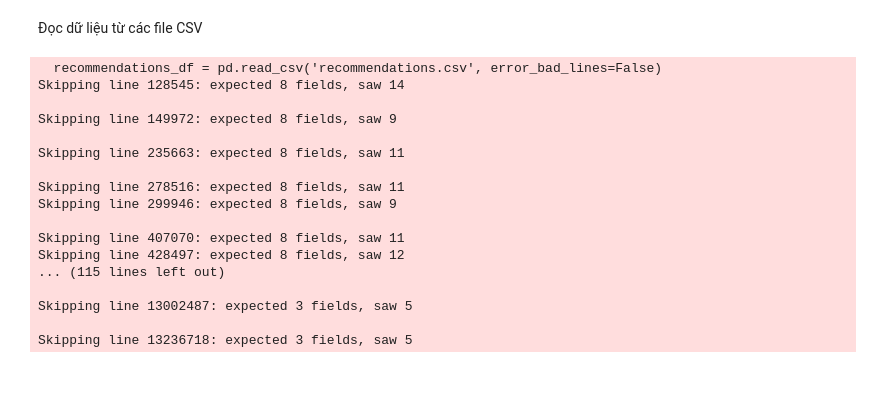
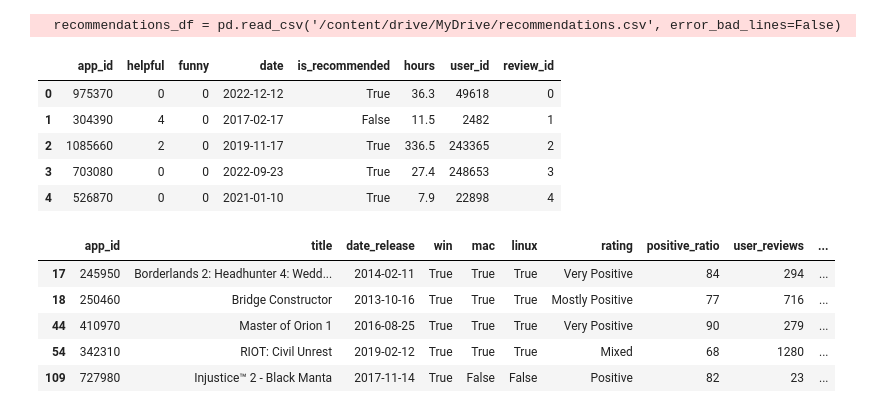
Before and after one commit to khanhsvan/someCollab, a Jupyter notebook: Untitled4.ipynb, the cells around one changed output. Drawn from its saved outputs; the diff is of its cells as text; code cells hidden in the pictures; blank space fills up the shorter version.

```diff
--- a/Untitled4.ipynb
+++ b/Untitled4.ipynb
@@ -1,48 +1,2 @@
 # %% [markdown]
 <a href="https://colab.research.google.com/github/khanhsvan/someCollab/blob/main/Untitled4.ipynb" target="_parent"><img src="https://colab.research.google.com/assets/colab-badge.svg" alt="Open In Colab"/></a>
-# %% [markdown]
- Đọc dữ liệu từ các file CSV
-# %%
-import pandas as pd
-from sklearn.model_selection import train_test_split
-from sklearn.metrics import mean_squared_error
-from sklearn.ensemble import RandomForestRegressor
-from sklearn.linear_model import LinearRegression
-from sklearn.feature_extraction.text import TfidfVectorizer
-from sklearn.metrics.pairwise import cosine_similarity
-
-
-# Đọc dữ liệu từ các file CSV và JSON
-games_df = pd.read_csv('games.csv')
-recommendations_df = pd.read_csv('recommendations.csv', error_bad_lines=False)
-users_df = pd.read_csv('users.csv', error_bad_lines=False)
-# metadata_df = pd.read_json('games_metadata.json', lines=True)
-
-# Loại bỏ các dòng có dữ liệu thiếu trong 'recommendations_df'
-recommendations_df.dropna(inplace=True)
-games_df.dropna(inplace=True)
-users_df.dropna(inplace=True)
-
-# Chuyển đổi cột 'date_release' của DataFrame games_df thành định dạng datetime
-games_df['date_release'] = pd.to_datetime(games_df['date_release'])
-
-# Lọc các dòng từ năm 2020 trở đi
-games_df = games_df[games_df['date_release'] > '2020-01-01']
-# %% [output]
-  recommendations_df = pd.read_csv('recommendations.csv', error_bad_lines=False)
-Skipping line 128545: expected 8 fields, saw 14
-
-Skipping line 149972: expected 8 fields, saw 9
-
-Skipping line 235663: expected 8 fields, saw 11
-
-Skipping line 278516: expected 8 fields, saw 11
-Skipping line 299946: expected 8 fields, saw 9
-
-Skipping line 407070: expected 8 fields, saw 11
-Skipping line 428497: expected 8 fields, saw 12
-... (115 lines left out)
-
-Skipping line 13002487: expected 3 fields, saw 5
-
-Skipping line 13236718: expected 3 fields, saw 5
@@ -52,0 +10,15 @@ train, test = train_test_split(recommendations_df, test_size=0.6, random_state=4
+# %%
+# Đọc dữ liệu từ file CSV
+games_df = pd.read_csv('/content/drive/MyDrive/games.csv')
+recommendations_df = pd.read_csv('/content/drive/MyDrive/recommendations.csv', error_bad_lines=False)
+# %% [output]
+  recommendations_df = pd.read_csv('/content/drive/MyDrive/recommendations.csv', error_bad_lines=False)
+# %%
+recommendations_df.head()
+# %% [output]
+|  | app_id | helpful | funny | date | is_recommended | hours | user_id | review_id |
+| 0 | 975370 | 0 | 0 | 2022-12-12 | True | 36.3 | 49618 | 0 |
+| 1 | 304390 | 4 | 0 | 2017-02-17 | False | 11.5 | 2482 | 1 |
+| 2 | 1085660 | 2 | 0 | 2019-11-17 | True | 336.5 | 243365 | 2 |
+| 3 | 703080 | 0 | 0 | 2022-09-23 | True | 27.4 | 248653 | 3 |
+| 4 | 526870 | 0 | 0 | 2021-01-10 | True | 7.9 | 22898 | 4 |
@@ -52,0 +37,9 @@ train, test = train_test_split(recommendations_df, test_size=0.6, random_state=4
+# %%
+games_df.head()
+# %% [output]
+|  | app_id | title | date_release | win | mac | linux | rating | positive_ratio | user_reviews | ... |
+| 17 | 245950 | Borderlands 2: Headhunter 4: Wedd... | 2014-02-11 | True | True | True | Very Positive | 84 | 294 | ... |
+| 18 | 250460 | Bridge Constructor | 2013-10-16 | True | True | True | Mostly Positive | 77 | 716 | ... |
+| 44 | 410970 | Master of Orion 1 | 2016-08-25 | True | True | True | Very Positive | 90 | 279 | ... |
+| 54 | 342310 | RIOT: Civil Unrest | 2019-02-12 | True | True | True | Mixed | 68 | 1280 | ... |
+| 109 | 727980 | Injustice™ 2 - Black Manta | 2017-11-14 | True | False | False | Positive | 82 | 23 | ... |
```
Also changed, not shown: parts of 18 cells of this notebook.
